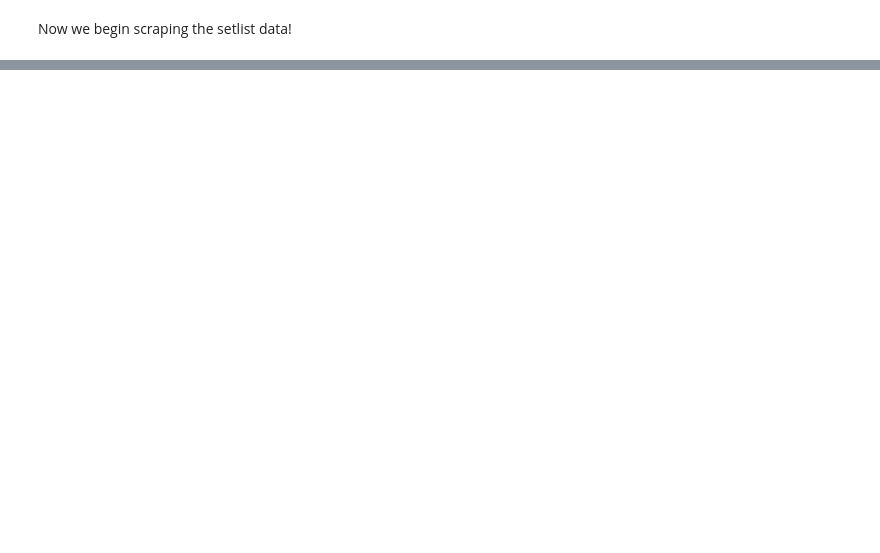
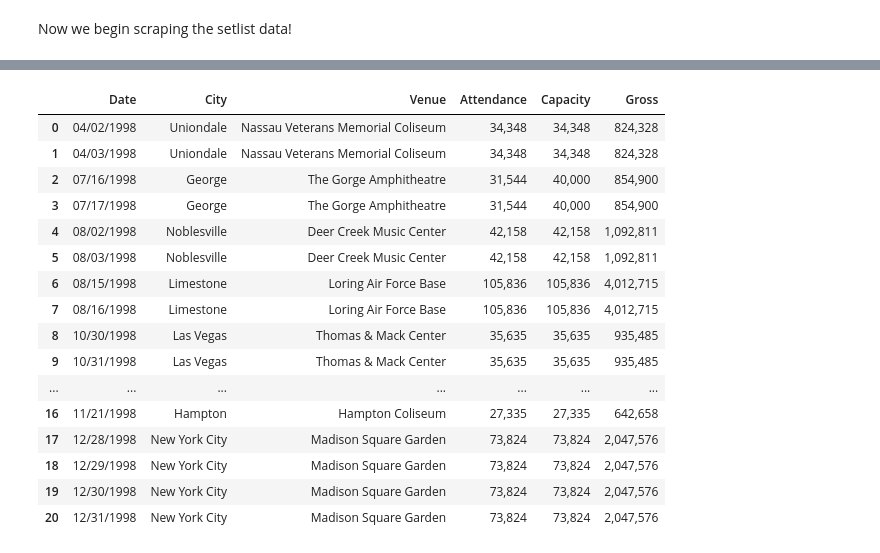
Before and after one commit to digital-buddha42/Phish-data-web-scraping, a Jupyter notebook: Phish Concert Data ETL.ipynb, the cells around one changed output, grey strips where cells are left out. Cells and saved outputs as stored; diff of their text form; code cells hidden in the pictures; blank space fills up the shorter version.

```diff
--- a/Phish Concert Data ETL.ipynb
+++ b/Phish Concert Data ETL.ipynb
@@ -97,0 +423,54 @@ phish_p1_df[-5:]
+# %%
+money_dfs_1998 = money_dfs[5]
+money_dfs_1998['Gross'] = money_dfs_1998['Gross'].str.replace('$', '')
+
+money_dfs_1998_split = money_dfs_1998['Attendance'].str.split('/', expand=True)
+money_dfs_1998['Attendance'] = money_dfs_1998_split[0]
+money_dfs_1998['Capacity'] = money_dfs_1998_split[1]
+
+desired_column_order = ['Date (1998)', 'City', 'Venue', 'Attendance', 'Capacity', 'Gross']
+money_dfs_1998_reordered = money_dfs_1998[desired_column_order]
+money_dfs_1998 = money_dfs_1998_reordered
+
+money_dfs_1998['City'] = money_dfs_1998['City'].str.replace(', United States', '')
+
+def convert_date(date_str):
+    try:
+        date_obj = pd.to_datetime(date_str, format='%B %d', errors='coerce')
+        if not pd.isnull(date_obj):
+            date_obj = date_obj.replace(year=1998)
+            return date_obj.strftime('%m/%d/%Y')
+    except ValueError:
+        pass
+    return date_str
+
+money_dfs_1998['Date (1998)'] = money_dfs_1998['Date (1998)'].apply(convert_date)
+
+money_dfs_1998 = money_dfs_1998.drop(21)
+money_dfs_1998 = money_dfs_1998.reset_index(drop=True)
+
+money_dfs_1998 = money_dfs_1998.rename(columns={'Date (1998)': 'Date'})
+
+
+money_dfs[5] = money_dfs_1998
+
+
+money_dfs[5]
+# %% [output]
+|  | Date | City | Venue | Attendance | Capacity | Gross |
+| 0 | 04/02/1998 | Uniondale | Nassau Veterans Memorial Coliseum | 34,348 | 34,348 | 824,328 |
+| 1 | 04/03/1998 | Uniondale | Nassau Veterans Memorial Coliseum | 34,348 | 34,348 | 824,328 |
+| 2 | 07/16/1998 | George | The Gorge Amphitheatre | 31,544 | 40,000 | 854,900 |
+| 3 | 07/17/1998 | George | The Gorge Amphitheatre | 31,544 | 40,000 | 854,900 |
+| 4 | 08/02/1998 | Noblesville | Deer Creek Music Center | 42,158 | 42,158 | 1,092,811 |
+| 5 | 08/03/1998 | Noblesville | Deer Creek Music Center | 42,158 | 42,158 | 1,092,811 |
+| 6 | 08/15/1998 | Limestone | Loring Air Force Base | 105,836 | 105,836 | 4,012,715 |
+| 7 | 08/16/1998 | Limestone | Loring Air Force Base | 105,836 | 105,836 | 4,012,715 |
+| 8 | 10/30/1998 | Las Vegas | Thomas & Mack Center | 35,635 | 35,635 | 935,485 |
+| 9 | 10/31/1998 | Las Vegas | Thomas & Mack Center | 35,635 | 35,635 | 935,485 |
+| ... | ... | ... | ... | ... | ... | ... |
+| 16 | 11/21/1998 | Hampton | Hampton Coliseum | 27,335 | 27,335 | 642,658 |
+| 17 | 12/28/1998 | New York City | Madison Square Garden | 73,824 | 73,824 | 2,047,576 |
+| 18 | 12/29/1998 | New York City | Madison Square Garden | 73,824 | 73,824 | 2,047,576 |
+| 19 | 12/30/1998 | New York City | Madison Square Garden | 73,824 | 73,824 | 2,047,576 |
+| 20 | 12/31/1998 | New York City | Madison Square Garden | 73,824 | 73,824 | 2,047,576 |
```
Also changed, not shown: parts of 37 cells of this notebook.
